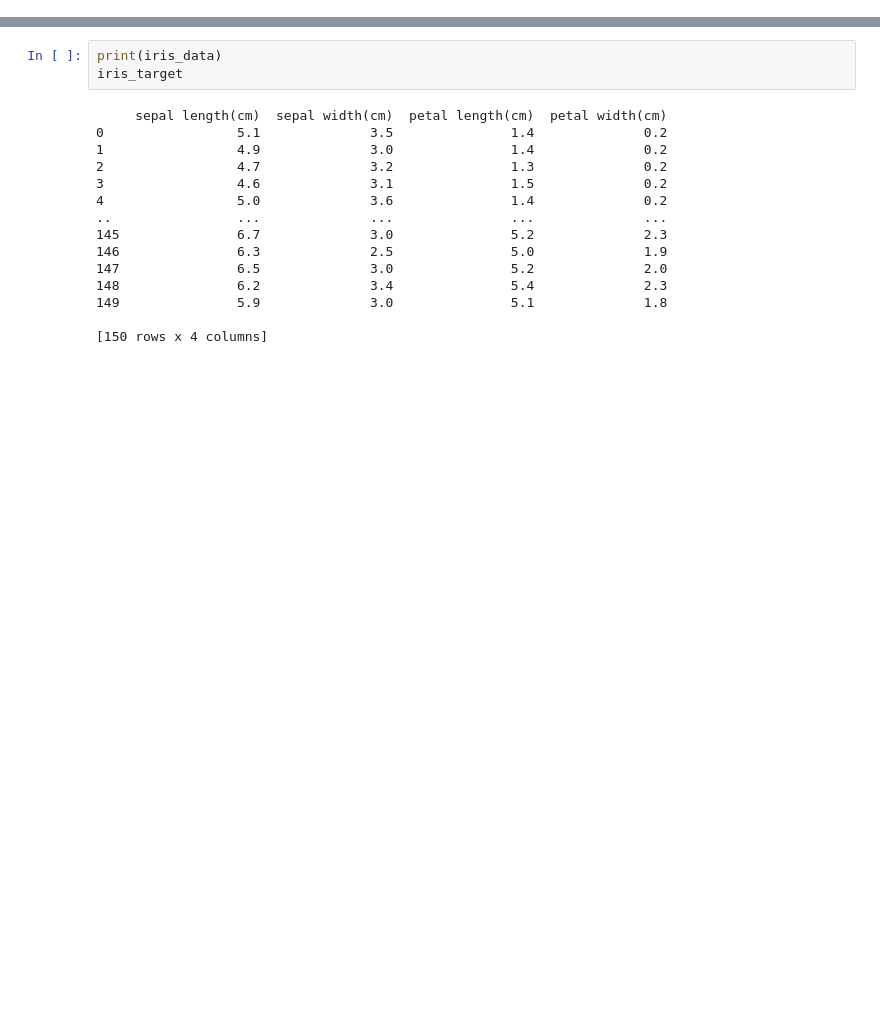
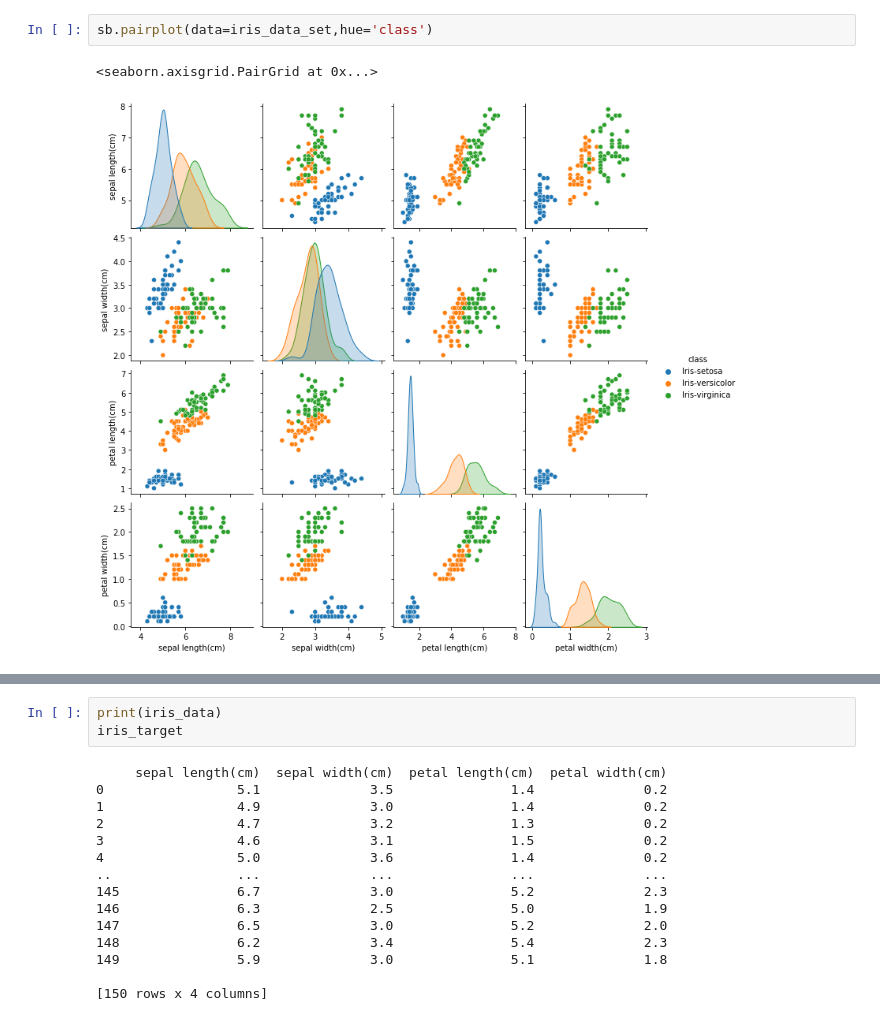
Before and after one commit to John-Divine/LGMVIP-DataScience, a Jupyter notebook: Iris flower classification ML/Iris classification.ipynb, the cells around one changed output, grey strips where cells are left out. Drawn from its saved outputs; the diff is of its cells as text; blank space fills up the shorter version.

```diff
--- a/Iris flower classification ML/Iris classification.ipynb
+++ b/Iris flower classification ML/Iris classification.ipynb
@@ -22,3 +40,8 @@ iris_data_set
+# %%
+sb.pairplot(data=iris_data_set,hue='class')
+# %% [output]
+<seaborn.axisgrid.PairGrid at 0x...>
+[figure, added]
 # %%
 #data preparation
 iris_data = iris_data_set[['sepal length(cm)','sepal width(cm)','petal length(cm)','petal width(cm)']]
```
Also changed, not shown: parts of 12 cells of this notebook, 5 other files.
